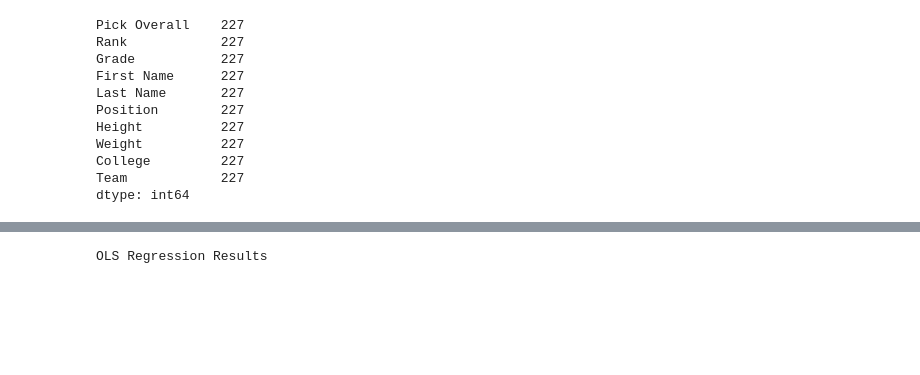
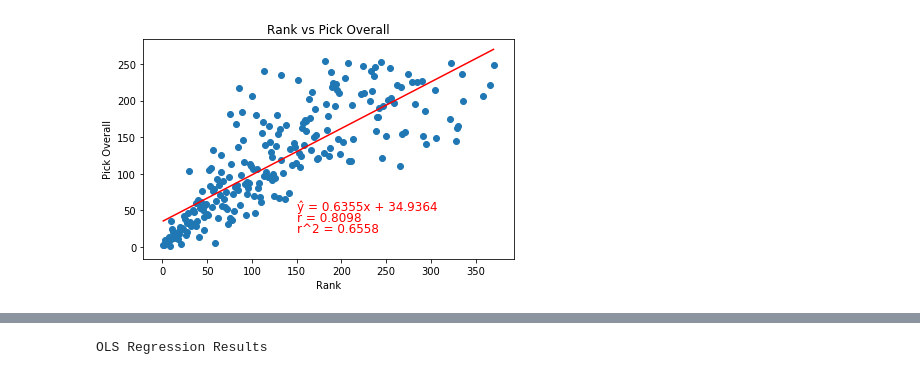
Before and after one commit to walshja03/NFLDraftAnalysis, a Jupyter notebook: RankVsDraft.ipynb, the cells around one changed output, grey strips where cells are left out. Cells and saved outputs as stored; diff of their text form; code cells hidden in the pictures; blank space fills up the shorter version.

```diff
--- a/RankVsDraft.ipynb
+++ b/RankVsDraft.ipynb
@@ -49,17 +36,40 @@ d2019= pd.read_csv("DraftResultsData/2019Draft_Rank.csv")
-# %%
-drafted2019.count()
-# %% [output]
-Pick Overall    227
-Rank            227
-Grade           227
-First Name      227
-Last Name       227
-Position        227
-Height          227
-Weight          227
-College         227
-Team            227
-dtype: int64
+# %%
+#Generate Scatter Plot, Regression Line, r, r^2 of Rank vs Pick Overall
+def linreganal(df,x_values,y_values):
+    #run linear regression and store key values
+    slope, intercept, r_value, p_value, std_err = st.linregress(df[x_values],df[y_values])
+
+    #generate predicted y values based on regression model
+    regress_values = df[x_values] * slope + intercept
+
+    #store linear regression equation and correlation coefficient
+    line_eq = "ŷ = " + str(round(slope,4)) + "x + " + str(round(intercept,4))
+    corr_coef = "r = " + str(round(r_value,4))
+    r_2 = "r^2 = " + str(round(r_value**2,4))
+
+    #plot regression line
+    plt.plot(df[x_values], regress_values, "r-")
+
+    #plot regression equation and correlation coefficient on the graph
+    plt.annotate(line_eq, (150,50),fontsize = 12, color = 'red')
+    plt.annotate(corr_coef,(150,35),fontsize = 12, color = 'red')
+    plt.annotate(r_2,(150,20),fontsize = 12, color = 'red')
+    #plt.annotate("New York", (20000000,14000),fontsize =12, color = 'red')
+    #plt.annotate("California", (35000000,2000),fontsize =12, color = 'red')
+    #plt.annotate("New Jersey", (5000000,6000),fontsize =12, color = 'red')
+
+    #Create scatter plot and add title, x-labels, and y-labels
+    plt.scatter(df[x_values], df[y_values])
+    plt.title(f"{x_values} vs {y_values}")
+    plt.xlabel(x_values)
+    plt.ylabel(y_values)
+    plt.tight_layout()
+    plt.savefig(f"Graphics/{x_values}vs{y_values}.png")
+    plt.show()
+# %%
+linreganal(drafted2019,"Rank","Pick Overall")
+# %% [output]
+[figure, added]
 # %%
 #Create df that only includes players drafted
 drafted2019 = d2019.dropna()
```
Also changed, not shown: parts of 5 cells of this notebook, 2 other files.
